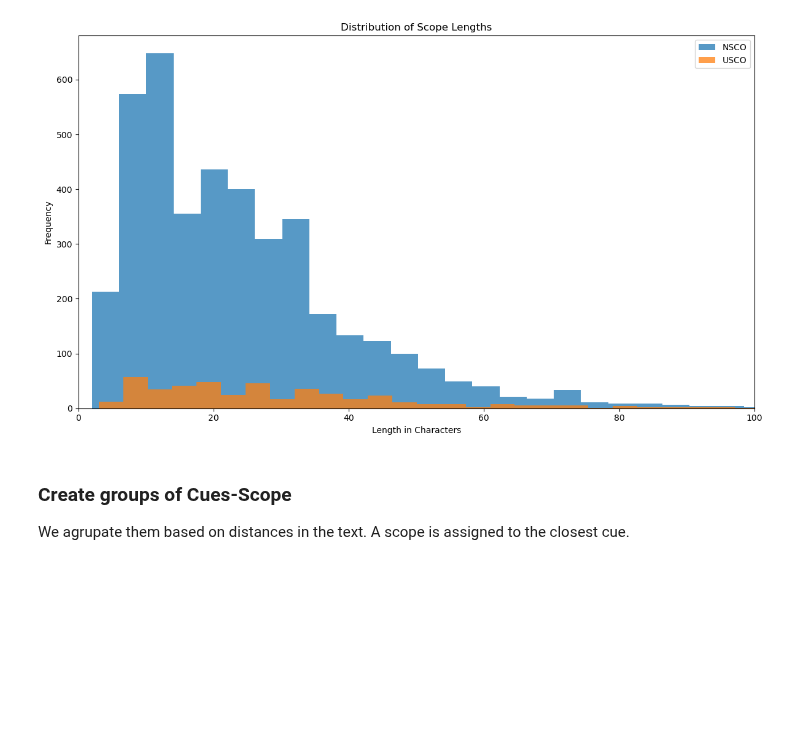
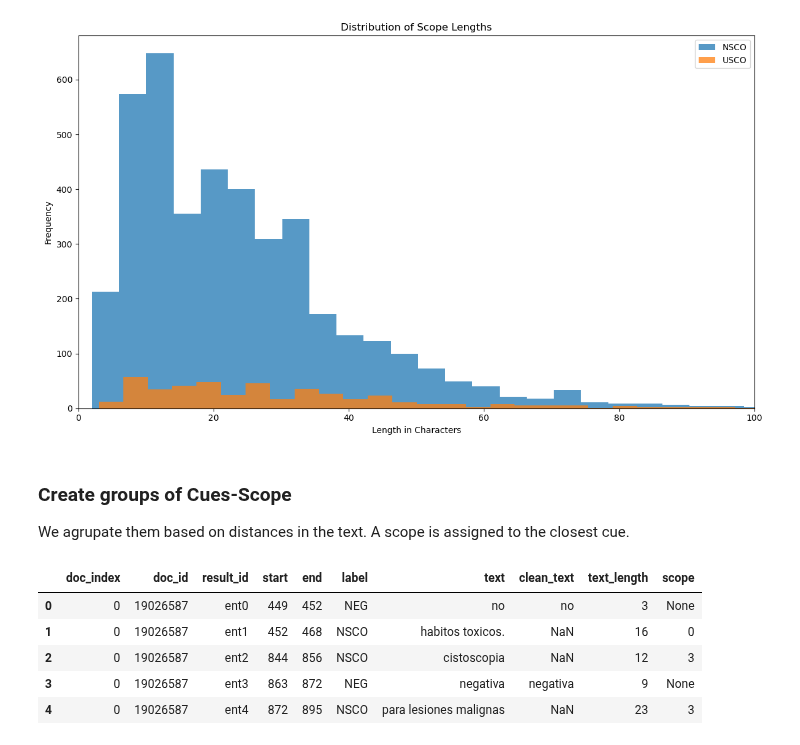
Before and after one commit to dmxocean/projectNLP, a Jupyter notebook: notebooks/data_analisys.ipynb, the cells around one changed output. Cells and saved outputs as stored; diff of their text form; code cells hidden in the pictures; blank space fills up the shorter version.

```diff
--- a/notebooks/data_analisys.ipynb
+++ b/notebooks/data_analisys.ipynb
@@ -355,18 +128,4 @@ Extracted 9319 annotations
 | 9317 | 253 | 20339886 | ent25 | 4147 | 4159 | UNC | sospecha de |
 | 9318 | 253 | 20339886 | ent26 | 4159 | 4171 | USCO | bacteriemia |
 9319 rows × 7 columns
-# %%
-import string
-
-def remove_punctuation(tokens):
-    return [token for token in tokens if token not in string.punctuation]
-
-def remove_punctuation_dataframe(df):
-    for index in df.index:
-        row = df.loc[index]
-        if row["label"] == "NEG" or row["label"] == "UNC":
-            tokens = word_tokenize(row["text"])
-            tokens = remove_punctuation(tokens)
-            df.loc[index, "clean_text"] = " ".join(tokens)
-    return df
 # %%
@@ -449,3 +207,6 @@ NSCO: 4103 (44.03%)
 UNC: 458 (4.91%)
 USCO: 451 (4.84%)
 [figure]
+# %%
+# we remove the punctuation from the scopes and add a new column to the dataframe with it
+df_predictions = remove_punctuation_dataframe(df_predictions)
@@ -580,0 +310,11 @@ for index, row in df_predictions.iterrows():
+# %%
+df_predictions = group_labels(df_predictions)
+# %%
+df_predictions.head()
+# %% [output]
+|  | doc_index | doc_id | result_id | start | end | label | text | clean_text | text_length | scope |
+| 0 | 0 | 19026587 | ent0 | 449 | 452 | NEG | no | no | 3 | None |
+| 1 | 0 | 19026587 | ent1 | 452 | 468 | NSCO | habitos toxicos. | NaN | 16 | 0 |
+| 2 | 0 | 19026587 | ent2 | 844 | 856 | NSCO | cistoscopia | NaN | 12 | 3 |
+| 3 | 0 | 19026587 | ent3 | 863 | 872 | NEG | negativa | negativa | 9 | None |
+| 4 | 0 | 19026587 | ent4 | 872 | 895 | NSCO | para lesiones malignas | NaN | 23 | 3 |
```
Also changed, not shown: parts of 9 cells of this notebook, 1 other file.
